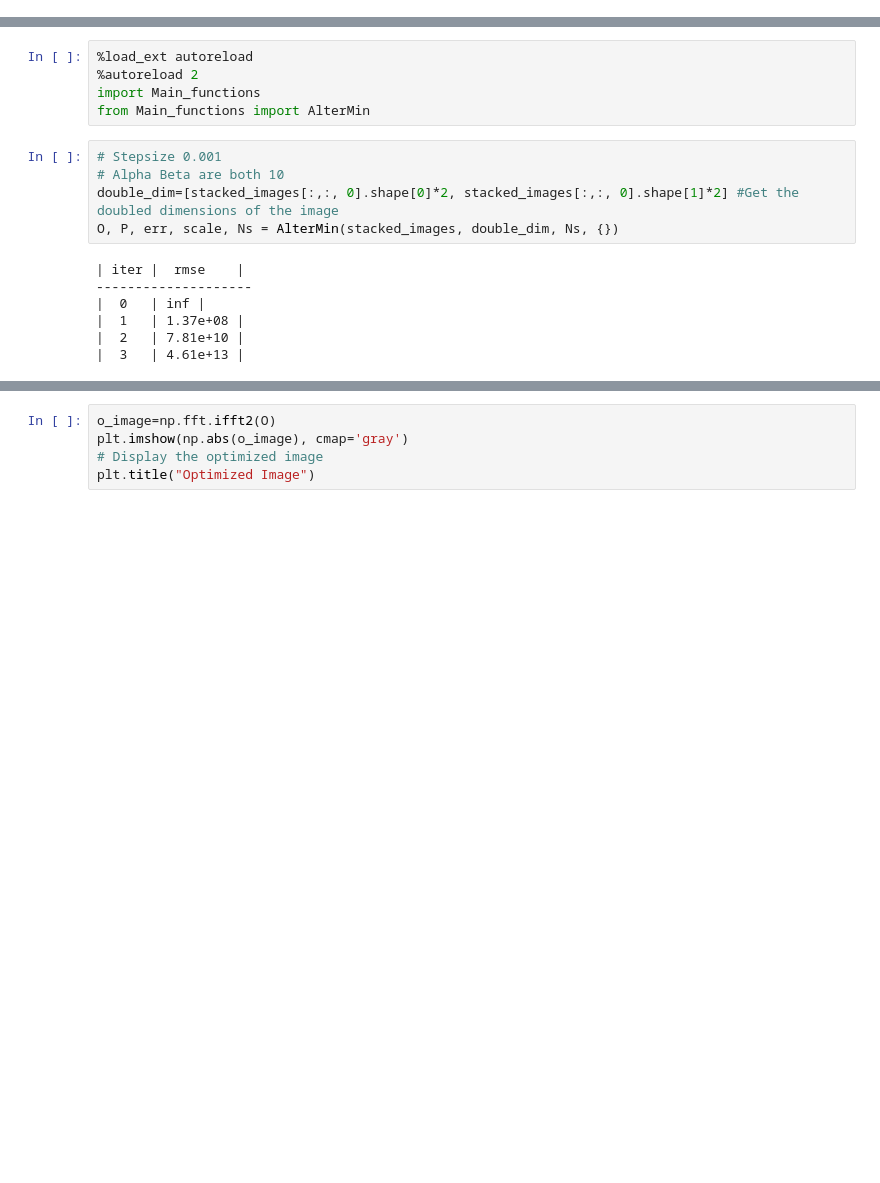
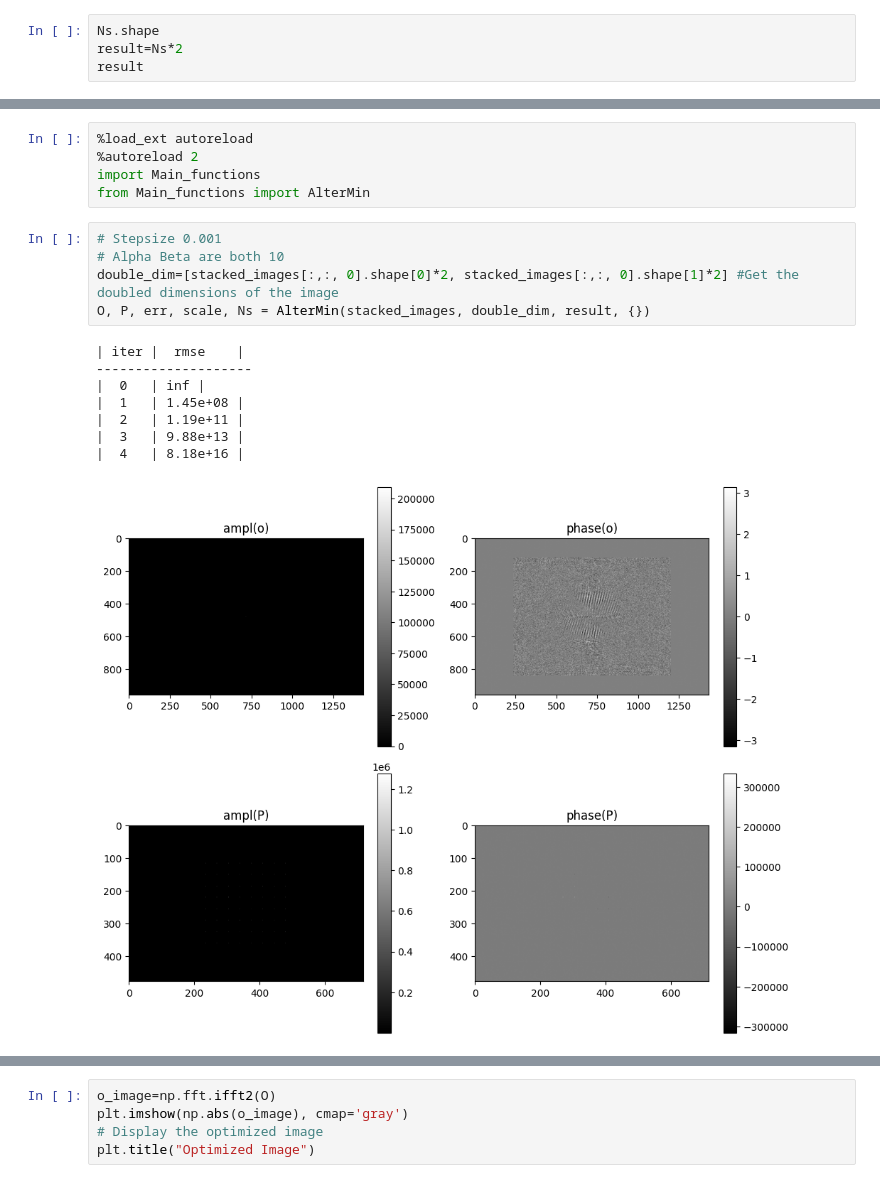
Before and after one commit to irenesmayo03/IMIP-Project, a Jupyter notebook: FP_Yen/Ptychography Simulated Captured Images Generator 02.06.ipynb, the cells around one changed output, grey strips where cells are left out. Saved outputs shown, nothing was run; the diff lists cells and outputs as text; blank space fills up the shorter version.

Commit message:
some results of first optimization with real images

```diff
--- a/FP_Yen/Ptychography Simulated Captured Images Generator 02.06.ipynb
+++ b/FP_Yen/Ptychography Simulated Captured Images Generator 02.06.ipynb
@@ -272,3 +272,7 @@ plt.show()
 np.abs(np.sqrt(np.sum(Psi0[:,:,0] - I_est)**2))
 # %% [output]
 np.float64(65200.95334281122)
+# %%
+Ns.shape
+result=Ns*2
+result
@@ -280,12 +302,14 @@ from Main_functions import AlterMin
 # %%
 # Stepsize 0.001
 # Alpha Beta are both 10
 double_dim=[stacked_images[:,:, 0].shape[0]*2, stacked_images[:,:, 0].shape[1]*2] #Get the doubled dimensions of the image
-O, P, err, scale, Ns = AlterMin(stacked_images, double_dim, Ns, {})
+O, P, err, scale, Ns = AlterMin(stacked_images, double_dim, result, {})
 # %% [output]
 | iter |  rmse    |
 --------------------
 |  0   | inf |
-|  1   | 1.37e+08 |
-|  2   | 7.81e+10 |
-|  3   | 4.61e+13 |
+|  1   | 1.45e+08 |
+|  2   | 1.19e+11 |
+|  3   | 9.88e+13 |
+|  4   | 8.18e+16 |
+[figure, added]
```
Also changed, not shown: parts of 3 cells of this notebook, 3 other files.
